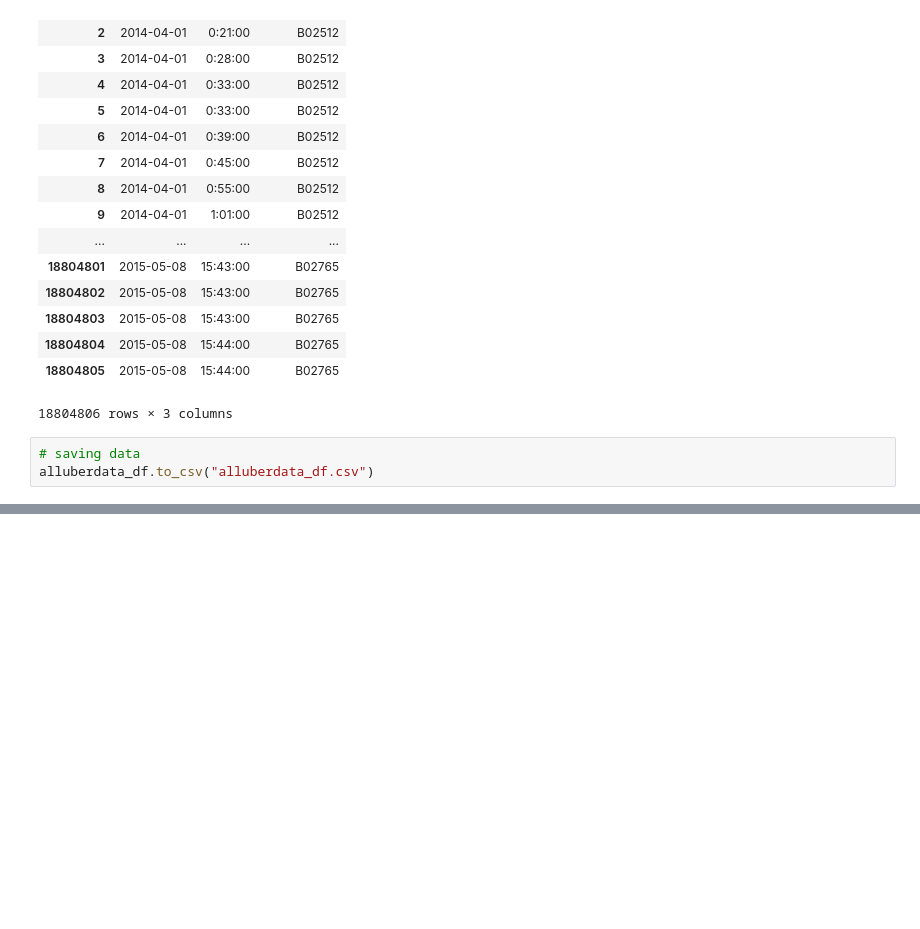
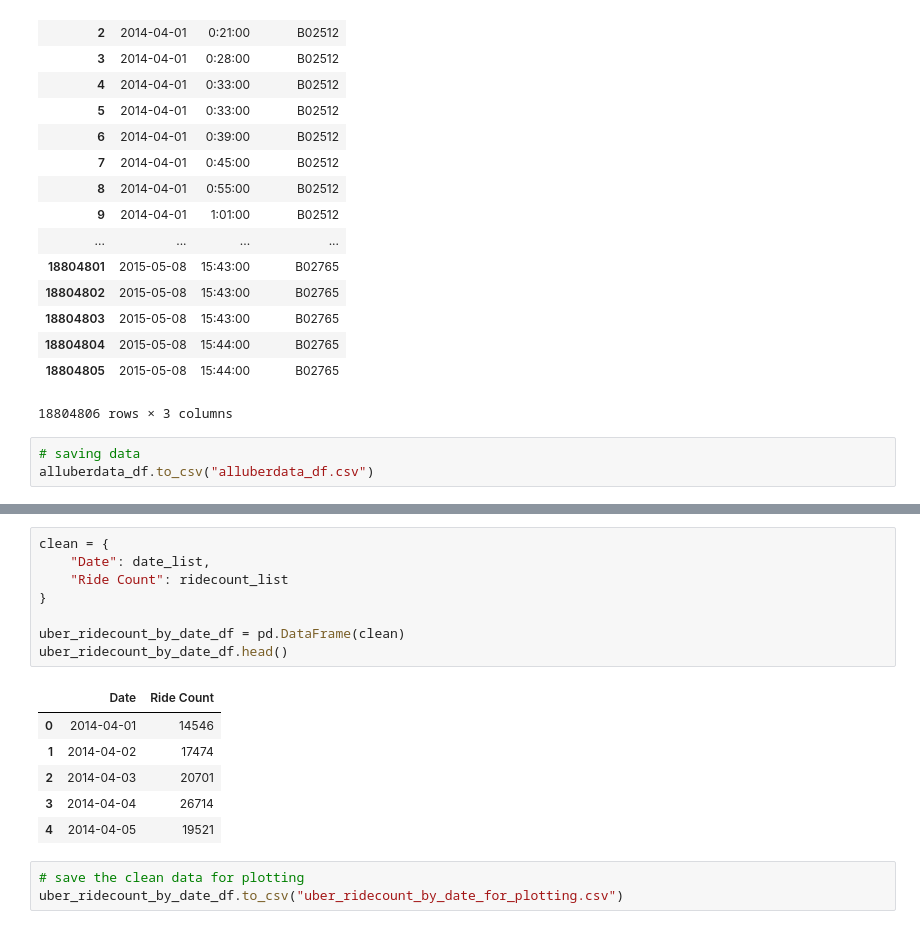
Before and after one commit to monrjones/Project-I, a Jupyter notebook: uber-trip-data/uber_data_cleaning.ipynb, the cells around one changed output, grey strips where cells are left out. Saved outputs shown, nothing was run; the diff lists cells and outputs as text; blank space fills up the shorter version.

```diff
--- a/uber-trip-data/uber_data_cleaning.ipynb
+++ b/uber-trip-data/uber_data_cleaning.ipynb
@@ -200,0 +230,18 @@ alluberdata_df
+# %%
+clean = {
+    "Date": date_list,
+    "Ride Count": ridecount_list
+}
+
+uber_ridecount_by_date_df = pd.DataFrame(clean)
+uber_ridecount_by_date_df.head()
+# %% [output]
+|  | Date | Ride Count |
+| 0 | 2014-04-01 | 14546 |
+| 1 | 2014-04-02 | 17474 |
+| 2 | 2014-04-03 | 20701 |
+| 3 | 2014-04-04 | 26714 |
+| 4 | 2014-04-05 | 19521 |
+# %%
+# save the clean data for plotting
+uber_ridecount_by_date_df.to_csv("uber_ridecount_by_date_for_plotting.csv")
```
Also changed, not shown: parts of 5 cells of this notebook, 1 other file.
